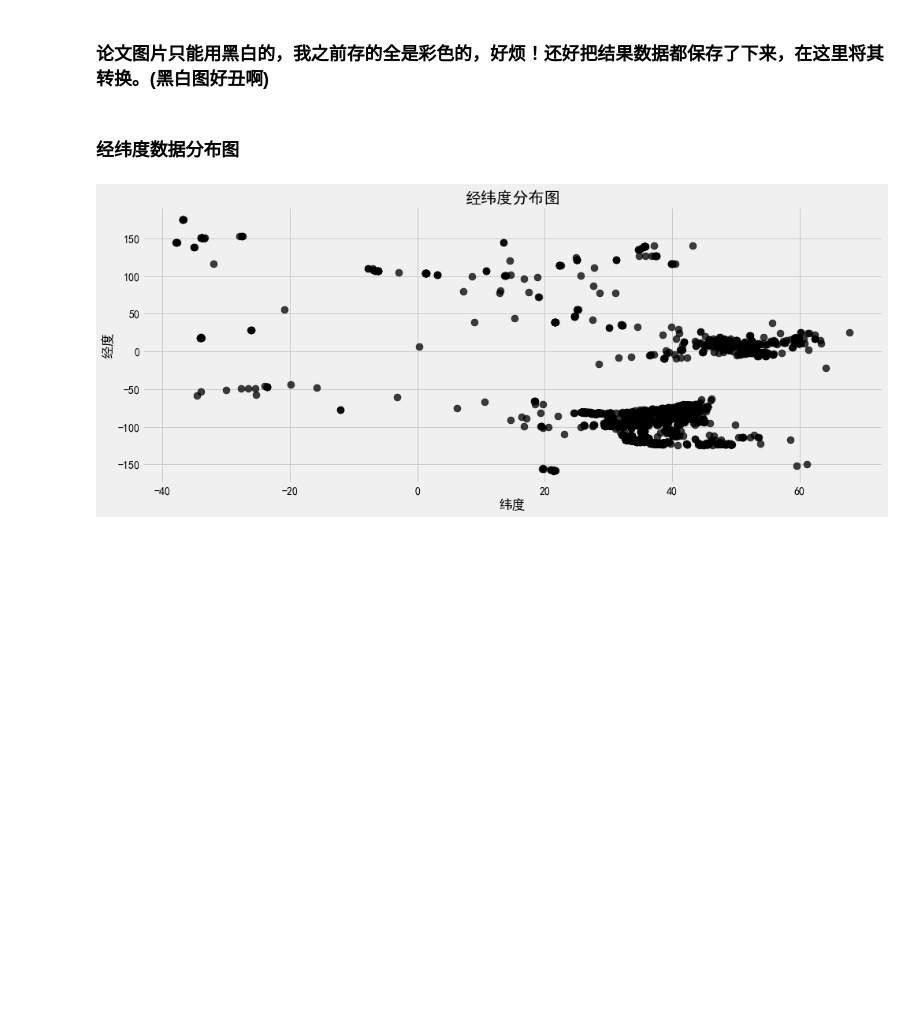
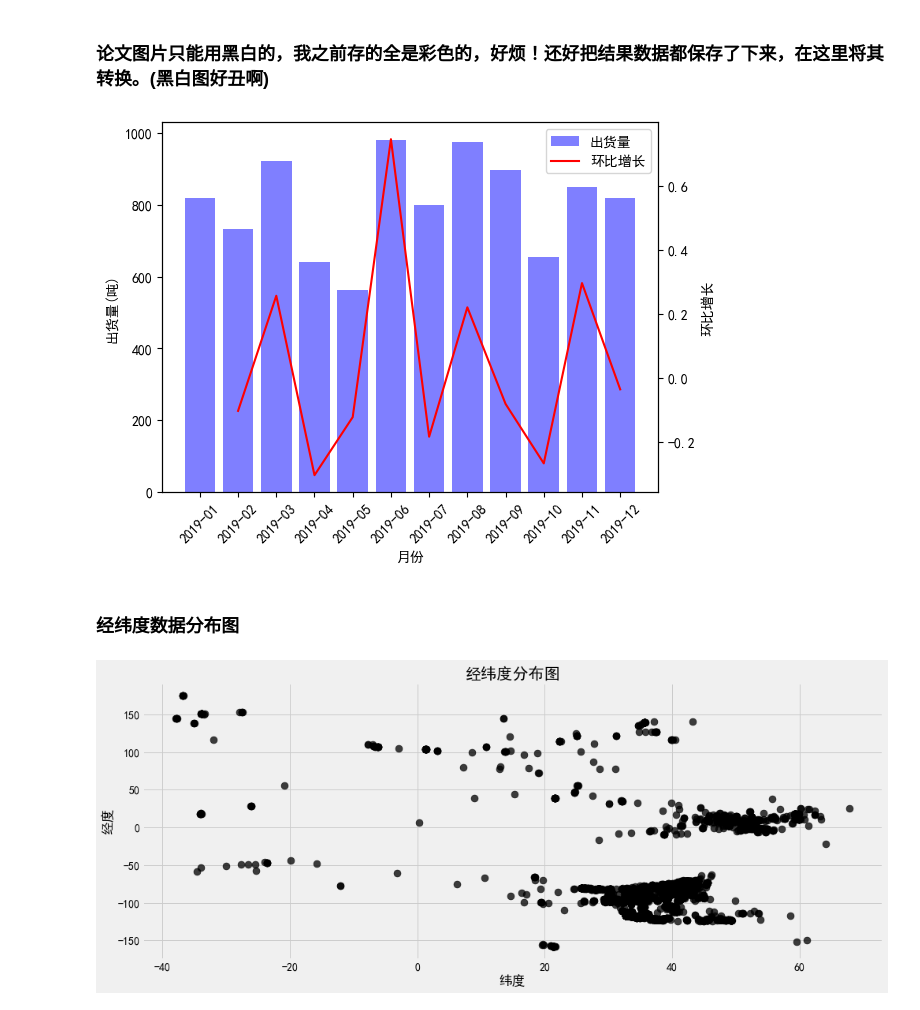
Before and after one commit to blank-knight/-, a Jupyter notebook: GIS_LSH_VE_CF/picture_trans.ipynb, the cells around one changed output. Drawn from its saved outputs; the diff is of its cells as text; code cells hidden in the pictures; blank space fills up the shorter version.

```diff
--- a/GIS_LSH_VE_CF/picture_trans.ipynb
+++ b/GIS_LSH_VE_CF/picture_trans.ipynb
@@ -4,6 +4,35 @@
 import matplotlib.pyplot as plt
 plt.rcParams['font.sans-serif']=['SimHei'] #用来正常显示中文标签
 plt.rcParams['axes.unicode_minus']=False #用来正常显示负号
+# %%
+import matplotlib.pyplot as plt
+import numpy as np
+
+plt.rcParams['font.sans-serif']=['SimHei']#用来正常显示中文标签
+plt.rcParams['axes.unicode_minus']=False#用来正常显示负号
+
+if __name__ == '__main__':
+    X=["2019-01", "2019-02", "2019-03", "2019-04", "2019-05", "2019-06", "2019-07", "2019-08", "2019-09", "2019-10", "2019-11", "2019-12"]
+    Y1=np.random.randint(500,1000,12)
+    Y2=[None]
+    for i in range(1,len(Y1)):
+        Y2.append((Y1[i]-Y1[i-1])/Y1[i-1])
+
+    fig, ax1 = plt.subplots()
+    plt.xticks(rotation=45)
+
+    ax1.bar(X, Y1, color="blue", alpha=0.5, label="出货量")
+    ax1.set_xlabel("月份")
+    ax1.set_ylabel("出货量(吨)")
+
+    ax2 = ax1.twinx()
+    ax2.plot(X, Y2, color="red", label="环比增长")
+    ax2.set_ylabel("环比增长")
+
+    fig.legend(loc="upper right", bbox_to_anchor=(1, 1), bbox_transform=ax1.transAxes)
+    plt.show()
+# %% [output]
+[figure, added]
 # %% [markdown]
 ### 经纬度数据分布图
 # %%
```
Also changed, not shown: parts of 15 cells of this notebook, 29 other files.
